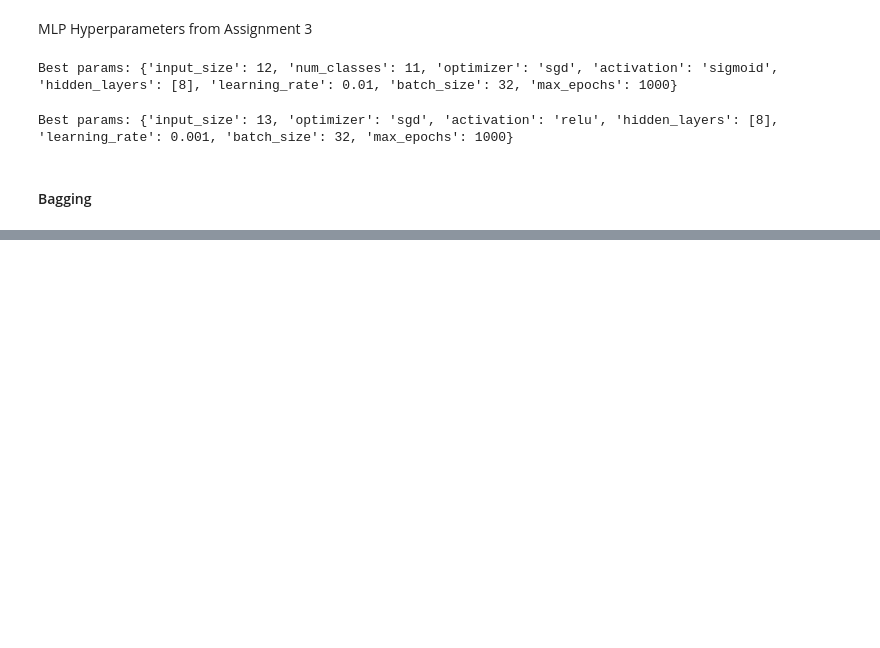
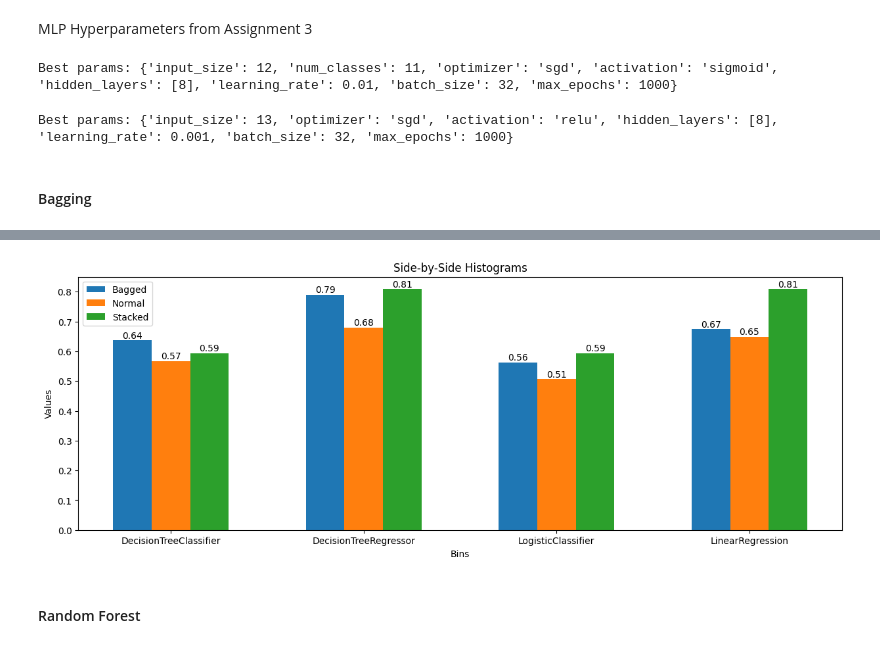
Before and after one commit to bhavberi/SMAI-Monsoon-23-24, a Jupyter notebook: 1.ipynb, the cells around one changed output, grey strips where cells are left out. Cells and saved outputs as stored; diff of their text form; code cells hidden in the pictures; blank space fills up the shorter version.

```diff
--- a/1.ipynb
+++ b/1.ipynb
@@ -1200,0 +1434,72 @@ plt.show()
+# %%
+bins = ['DecisionTreeClassifier', 'DecisionTreeRegressor', 'LogisticClassifier', 'LinearRegression']
+best_accuracies_bagged = [
+    best_params_bagging_dt_classifier[-1],
+    best_params_bagging_dt_regressor[-1],
+    best_params_bagging_logreg[-1],
+    best_params_bagging_linreg[-1]
+]
+best_accuracy_normal = [
+    accuracy_score(wine_y_test, dt_classifier.predict(wine_X_test)),
+    r2_score(housing_y_test, dt_regressor.predict(housing_X_test)),
+    accuracy_score(wine_y_test, logreg.predict(wine_X_test)),
+    r2_score(housing_y_test, linreg.predict(housing_X_test))
+]
+best_accuracies_stack = [
+    best_hyperparameter_classifier['accuracy'],
+    best_hyperparameter_regressor['accuracy'],
+    best_hyperparameter_classifier['accuracy'],
+    best_hyperparameter_regressor['accuracy']
+]
+
+if mlp:
+    bins.extend(['MLPClassifier', 'MLPRegressor'])
+    best_accuracies_bagged.extend([
+        best_params_bagging_mlp_classifier[-1],
+        best_params_bagging_mlp_regressor[-1]
+    ])
+    best_accuracy_normal.extend([
+        mlp_classifier.evaluate(wine_X_test, wine_y_test),
+        mlp_regressor.evaluate(housing_X_test, housing_y_test)
+    ])
+    best_accuracies_stack.extend([
+        best_hyperparameter_classifier['accuracy'],
+        best_hyperparameter_regressor['accuracy']
+    ])
+
+# Using Chat-GPT
+fig, ax = plt.subplots(figsize=(15, 5))
+width = 0.2
+ind = np.arange(len(bins))  # the x locations for the groups
+
+rects1 = ax.bar(ind - width, best_accuracies_bagged, width, label='Bagged')
+rects2 = ax.bar(ind, best_accuracy_normal, width, label='Normal')
+rects3 = ax.bar(ind + width, best_accuracies_stack, width, label='Stacked')
+
+for i, rect in enumerate(rects1):
+    height = rect.get_height()
+    ax.text(rect.get_x() + rect.get_width()/2., height, '%.2f' % best_accuracies_bagged[i],
+            ha='center', va='bottom')
+
+for i, rect in enumerate(rects2):
+    height = rect.get_height()
+    ax.text(rect.get_x() + rect.get_width()/2., height, '%.2f' % best_accuracy_normal[i],
+            ha='center', va='bottom')
+
+for i, rect in enumerate(rects3):
+    height = rect.get_height()
+    ax.text(rect.get_x() + rect.get_width()/2., height, '%.2f' % best_accuracies_stack[i],
+            ha='center', va='bottom')
+
+ax.set_xlabel('Bins')
+ax.set_ylabel('Values')
+ax.set_title('Side-by-Side Histograms')
+ax.set_xticks(ind)
+ax.set_xticklabels(bins)
+ax.legend()
+
+plt.show()
+# %% [output]
+[figure, added]
+# %% [markdown]
+#### Random Forest
```
Also changed, not shown: parts of 18 cells of this notebook.
